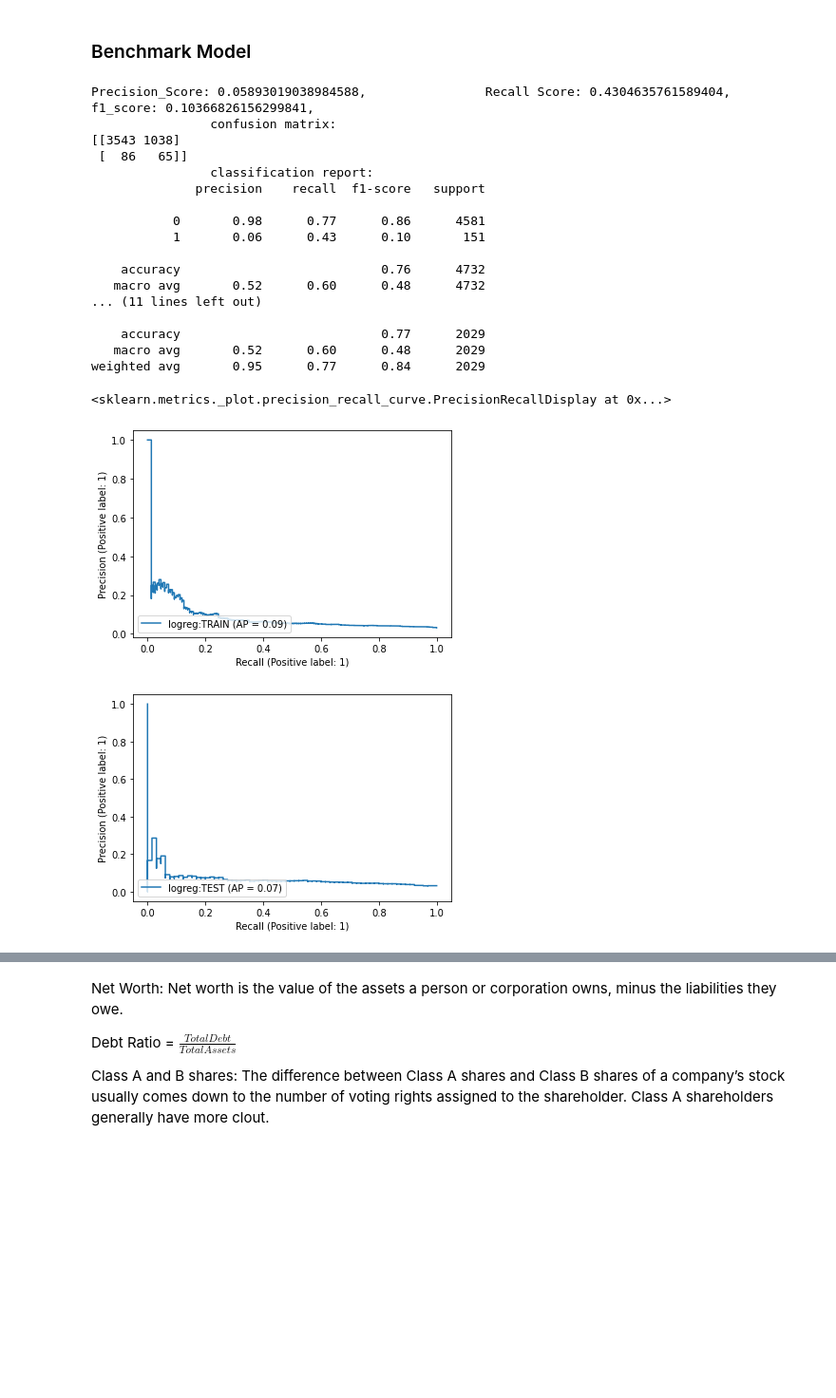
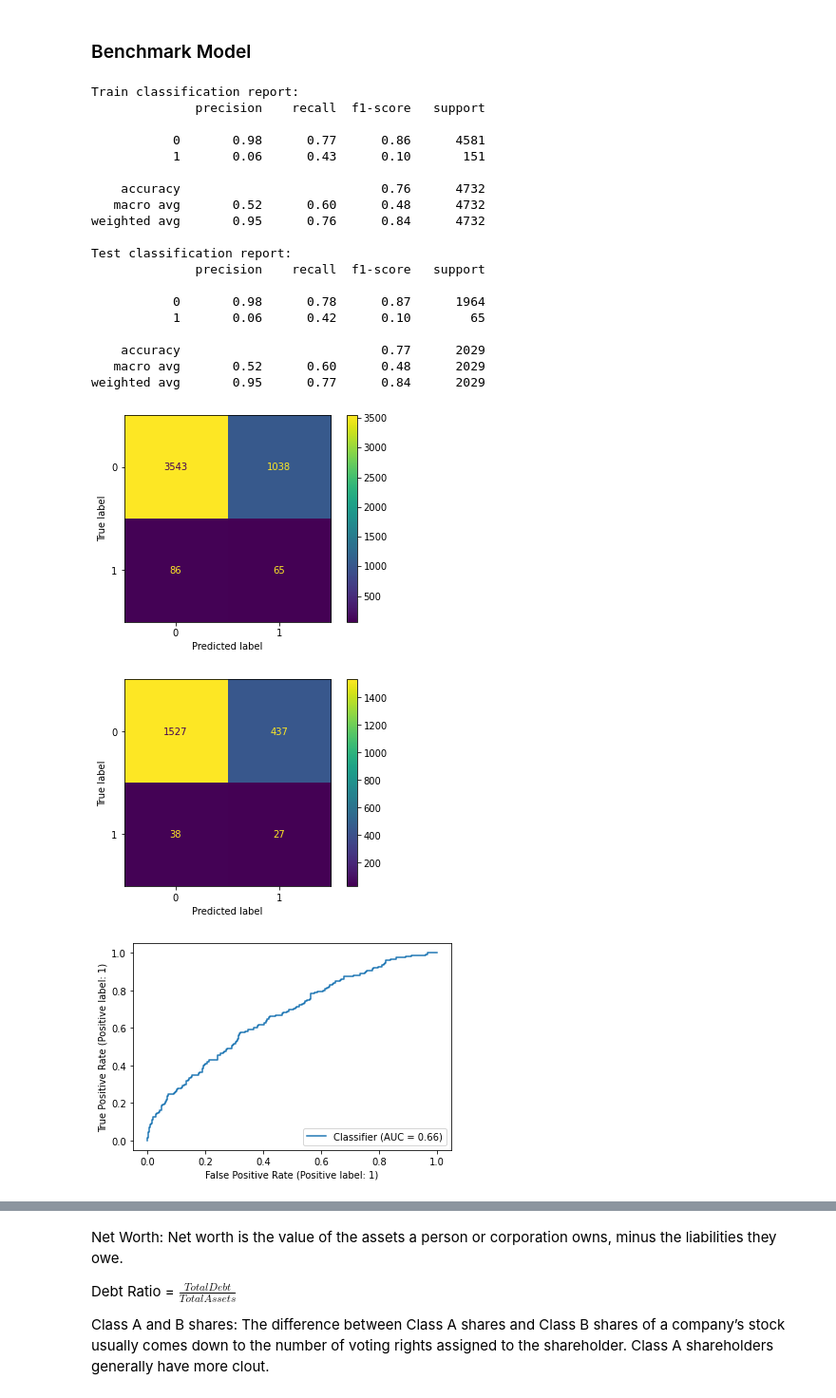
Before and after one commit to shoaibkhanz/bankruptcy_prediction, a Jupyter notebook: notebook/oversampling_model.ipynb, the cells around one changed output, grey strips where cells are left out. Shown at 95% size. Saved outputs shown, nothing was run; the diff lists cells and outputs as text; code cells hidden in the pictures; blank space fills up the shorter version.

Commit message:
added shap plots and saving images as png

```diff
--- a/notebook/oversampling_model.ipynb
+++ b/notebook/oversampling_model.ipynb
@@ -84,50 +84,53 @@ Counter({0: 1964, 1: 65})
 # %% [markdown]
 ### Benchmark Model
 # %%
+from sklearn.metrics import ConfusionMatrixDisplay
+
+
 ohe = OneHotEncoder()
 
 drop_high_corr = list(highcorr90["feat1"])
 cat_cols = ["company_type"]
 drop_cols_lr = drop_high_corr+cat_cols
 X_train_ohe = ohe.fit_transform(X_train[cat_cols]).toarray()
 X_test_ohe = ohe.transform(X_test[cat_cols]).toarray()
 
 X_train_lr = X_train.drop(drop_cols_lr,axis=1).copy(deep=True)
 X_test_lr = X_test.drop(drop_cols_lr,axis=1).copy(deep=True)
 
 X_train_lr[ohe.categories_[0]] = X_train_ohe
 X_test_lr[ohe.categories_[0]] = X_test_ohe
 
 
 benchmark_mod = LogisticRegression(class_weight="balanced")
 benchmark_mod.fit(X_train_lr,y_train)
 
 pred_train_lr = benchmark_mod.predict_proba(X_train_lr)
 pred_test_lr = benchmark_mod.predict_proba(X_test_lr)
 
-model_performance(y_pred=pred_train_lr,y_true=y_train,threshold=0.5,
-title="logreg:TRAIN",model_type="logreg")
-
-model_performance(y_pred=pred_test_lr,y_true=y_test,threshold=0.5,
-title="logreg:TEST",model_type="logreg")
+model_performance(y_true_train=y_train,y_true_test=y_test,
+y_pred_train=pred_train_lr,y_pred_test=pred_test_lr,
+threshold=0.5,title="logreg")
 # %% [output]
-Precision_Score: 0.05893019038984588,                Recall Score: 0.4304635761589404,                f1_score: 0.10366826156299841,
-                confusion matrix:
-[[3543 1038]
- [  86   65]]
-                classification report:
+Train classification report:
               precision    recall  f1-score   support
 
            0       0.98      0.77      0.86      4581
            1       0.06      0.43      0.10       151
 
     accuracy                           0.76      4732
    macro avg       0.52      0.60      0.48      4732
-... (11 lines left out)
+weighted avg       0.95      0.76      0.84      4732
+
+Test classification report:
+              precision    recall  f1-score   support
+
+           0       0.98      0.78      0.87      1964
+           1       0.06      0.42      0.10        65
 
     accuracy                           0.77      2029
    macro avg       0.52      0.60      0.48      2029
 weighted avg       0.95      0.77      0.84      2029
-<sklearn.metrics._plot.precision_recall_curve.PrecisionRecallDisplay at 0x...>
-[figure, old version]
+[figure, new version]
-[figure, old version]
+[figure, new version]
+[figure, added]
```
Also changed, not shown: parts of 21 cells of this notebook, 5 other files.
